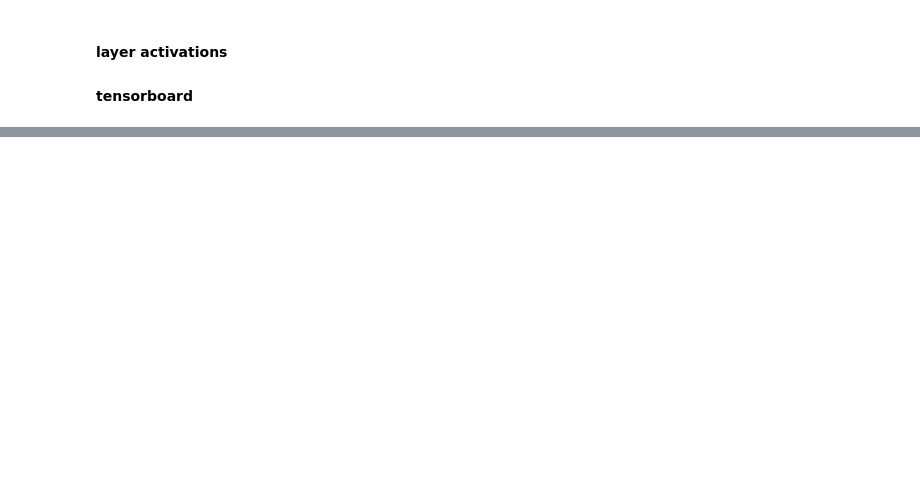
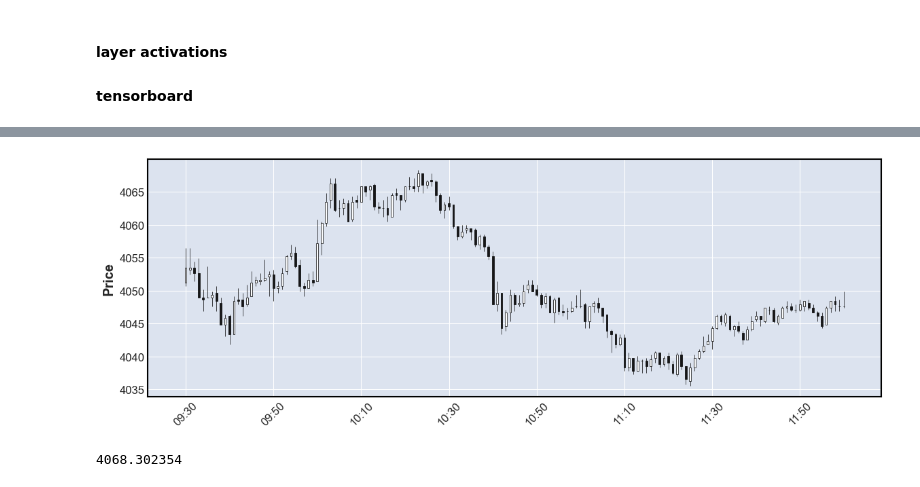
Before and after one commit to kshptl/ML-Futures, a Jupyter notebook: daily_high_low/CNN-Transformer.ipynb, the cells around one changed output, grey strips where cells are left out. Cells and saved outputs as stored; diff of their text form; code cells hidden in the pictures; blank space fills up the shorter version.

```diff
--- a/daily_high_low/CNN-Transformer.ipynb
+++ b/daily_high_low/CNN-Transformer.ipynb
@@ -442 +348,9 @@ for i in range(test_steps):
+# %%
+mpf.plot(df_es.loc['2023-01-17'].between_time('9:30', '12:00'), type='candle', figsize=(15,5))
+# %% [output]
+[figure, added]
+# %%
+df_es.loc['2023-01-17'].between_time('9:30', '12:00').high.max()
+# %% [output]
+4068.302354
 # %%
```
Also changed, not shown: parts of 15 cells of this notebook, 7 other files.
